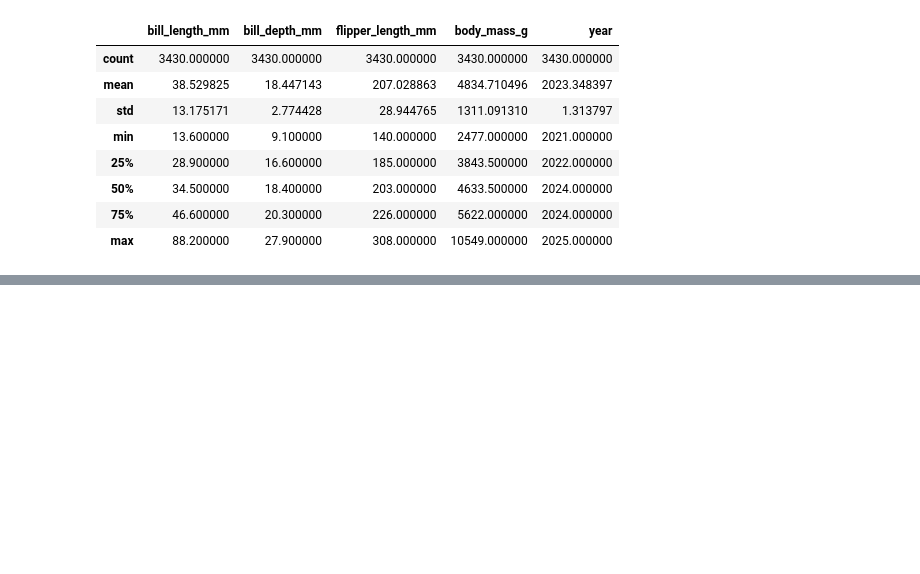
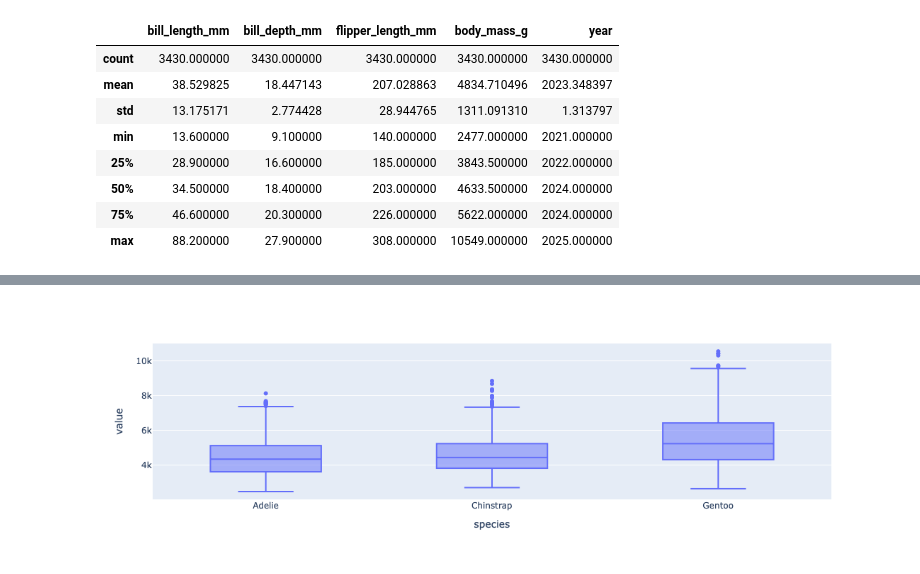
Before and after one commit to srtjazz/gc-python-2024, a Jupyter notebook: aula_08/exercicio_19/exercicio_19.ipynb, the cells around one changed output, grey strips where cells are left out. Cells and saved outputs as stored; diff of their text form; code cells hidden in the pictures; blank space fills up the shorter version.

```diff
--- a/aula_08/exercicio_19/exercicio_19.ipynb
+++ b/aula_08/exercicio_19/exercicio_19.ipynb
@@ -41,5 +41,5 @@ penguins_df.describe()
 | 75% | 46.600000 | 20.300000 | 226.000000 | 5622.000000 | 2024.000000 |
 | max | 88.200000 | 27.900000 | 308.000000 | 10549.000000 | 2025.000000 |
 # %%
-px.box(penguins_df, x='species', y=['bill_length_mm', 'body_mass_g'])
+px.box(penguins_df, x='species', y=['body_mass_g'])
 # %% [output]
@@ -46,0 +46 @@ px.box(penguins_df, x='species', y=['bill_length_mm', 'body_mass_g'])
+[figure, added]
```
Also changed, not shown: parts of 1 cell of this notebook.
